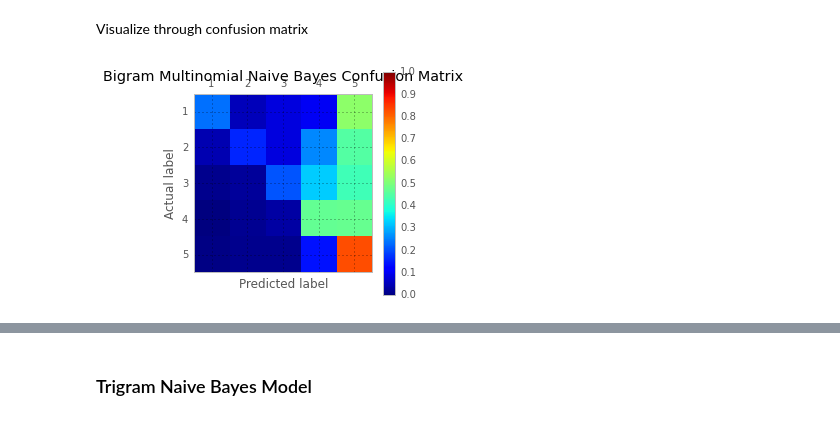
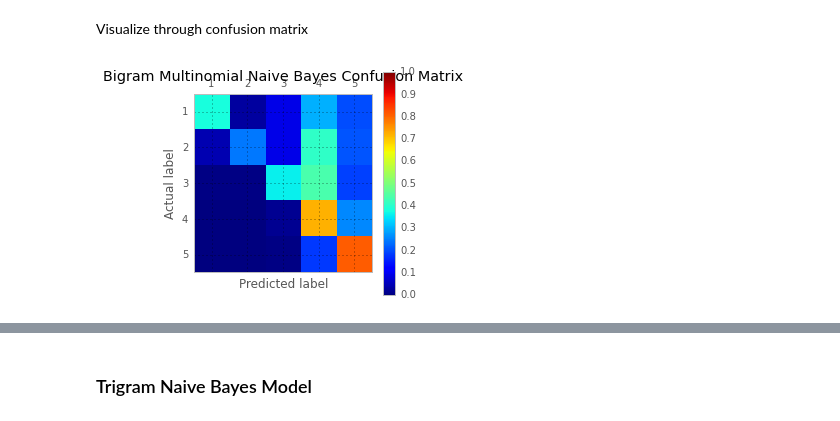
Before and after one commit to kevin11h/YelpDatasetChallengeDataScienceAndMachineLearningUCSD, a Jupyter notebook: Yelp Predictive Analytics.ipynb, the cells around one changed output, grey strips where cells are left out. Saved outputs shown, nothing was run; the diff lists cells and outputs as text; code cells hidden in the pictures.

```diff
--- a/Yelp Predictive Analytics.ipynb
+++ b/Yelp Predictive Analytics.ipynb
@@ -336,9 +346,9 @@ bigram_multinomial_nb_prediction = bigram_multinomial_nb_classifier.predict(bigr
 Visualize through confusion matrix
 # %%
 bigram_multinomial_confusion_matrix = confusion_matrix(test_y, bigram_multinomial_nb_prediction)
-plot_confusion_matrix(bernoulli_confusion_matrix, 'Bigram Multinomial Naive Bayes Confusion Matrix', savefilename='BigramMultinomialCM.png')
+plot_confusion_matrix(bigram_multinomial_confusion_matrix, 'Bigram Multinomial Naive Bayes Confusion Matrix', savefilename='BigramMultinomialCM.png')
 # %% [output]
-[figure, old version]
+[figure, new version]
 # %%
 print_classifier_performance_metrics('Bigram Multinomial Naive Bayes', bigram_multinomial_nb_prediction)
 # %% [output]
```
Also changed, not shown: parts of 57 cells of this notebook.
